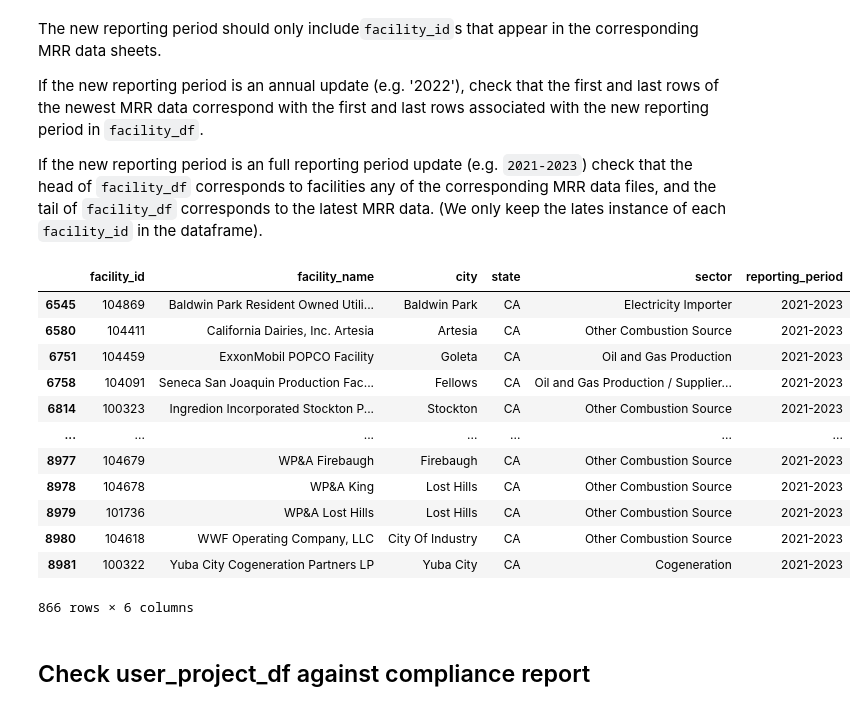
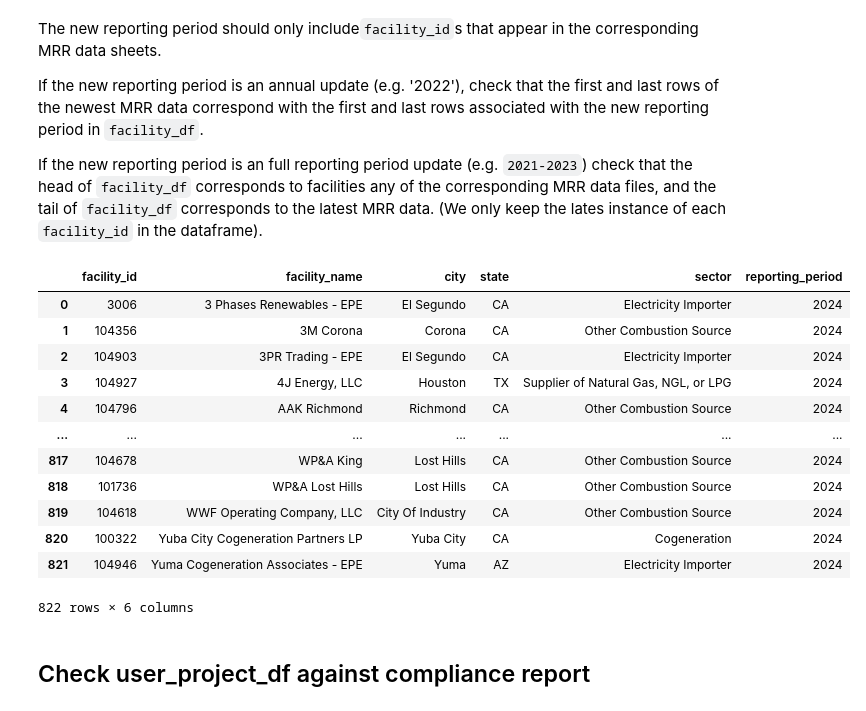
Before and after one commit to carbonplan/compliance-users, a Jupyter notebook: scripts/sandbox.ipynb, the cells around one changed output. Saved outputs shown, nothing was run; the diff lists cells and outputs as text; code cells hidden in the pictures.

```diff
--- a/scripts/sandbox.ipynb
+++ b/scripts/sandbox.ipynb
@@ -7,26 +7,28 @@ import users_and_projects
 import pandas as pd
 # %%
 # Define years over which compliance data will be considered and where to find it
-# FOR UPDATES: add reporting and mrr data years
+# FOR UPDATES: add reporting and mrr data and file years
 
-reporting_periods = ["2013-2014", "2015-2017", "2018-2020", "2021-2023"]
-#reporting_periods = ["2013-2014", "2015-2017", "2018-2020", "2021", "2022"]
-mrr_data_years = [
-    "2013",
-    "2014",
-    "2015",
-    "2016",
-    "2017",
-    "2018",
-    "2019",
-    "2020",
-    "2021",
-    "2022",
-    "2023",
-]
+
+reporting_periods = ["2013-2014", "2015-2017", "2018-2020", "2021-2023", "2024"]
+mrr_data_years = ["2024"]
+mrr_file_year = {
+    "2013": "2019-11-04",
+    "2014": "2019-11-04",
+    "2015": "2019-11-04",
+    "2016": "2020-11-04",
+    "2017": "2020-11-04",
+    "2018": "2020-11-04",
+    "2019": "2020-11-04",
+    "2020": "2021-11-04",
+    "2021": "2022-11-04",
+    "2022": "2023-11-06",
+    "2023": "2024-11-15",
+    "2024": "2025-11-04"
+}
 
 # FOR UPDATES: change to latest issuance table file name
-issuance_table_path = "../data/nc-arboc_issuance_2024-12-10.xlsx"
+issuance_table_path = "../data/issuance-tables/nc-arboc_issuance_2025-12-15.xlsx"
 compliance_report_path = "../data/compliance-reports/"
 mrr_data_path = "../data/mrr-data/"
 # %% [markdown]
@@ -60,21 +64,21 @@ If the new reporting period is an annual update (e.g. '2022'), check that the fi
 
 If the new reporting period is an full reporting period update (e.g. `2021-2023`) check that the head of `facility_df` corresponds to facilities any of the corresponding MRR data files, and the tail of `facility_df` corresponds to the latest MRR data. (We only keep the lates instance of each `facility_id` in the dataframe).
 # %%
-facility_df[facility_df["reporting_period"]=="2021-2023"]
+facility_df[facility_df["reporting_period"]=="2024"]
 # %% [output]
 |  | facility_id | facility_name | city | state | sector | reporting_period |
-| 6545 | 104869 | Baldwin Park Resident Owned Utili... | Baldwin Park | CA | Electricity Importer | 2021-2023 |
-| 6580 | 104411 | California Dairies, Inc. Artesia | Artesia | CA | Other Combustion Source | 2021-2023 |
-| 6751 | 104459 | ExxonMobil POPCO Facility | Goleta | CA | Oil and Gas Production | 2021-2023 |
-| 6758 | 104091 | Seneca San Joaquin Production Fac... | Fellows | CA | Oil and Gas Production / Supplier... | 2021-2023 |
-| 6814 | 100323 | Ingredion Incorporated Stockton P... | Stockton | CA | Other Combustion Source | 2021-2023 |
+| 0 | 3006 | 3 Phases Renewables - EPE | El Segundo | CA | Electricity Importer | 2024 |
+| 1 | 104356 | 3M Corona | Corona | CA | Other Combustion Source | 2024 |
+| 2 | 104903 | 3PR Trading - EPE | El Segundo | CA | Electricity Importer | 2024 |
+| 3 | 104927 | 4J Energy, LLC | Houston | TX | Supplier of Natural Gas, NGL, or LPG | 2024 |
+| 4 | 104796 | AAK Richmond | Richmond | CA | Other Combustion Source | 2024 |
 | ... | ... | ... | ... | ... | ... | ... |
-| 8977 | 104679 | WP&A Firebaugh | Firebaugh | CA | Other Combustion Source | 2021-2023 |
-| 8978 | 104678 | WP&A King | Lost Hills | CA | Other Combustion Source | 2021-2023 |
-| 8979 | 101736 | WP&A Lost Hills | Lost Hills | CA | Other Combustion Source | 2021-2023 |
-| 8980 | 104618 | WWF Operating Company, LLC | City Of Industry | CA | Other Combustion Source | 2021-2023 |
-| 8981 | 100322 | Yuba City Cogeneration Partners LP | Yuba City | CA | Cogeneration | 2021-2023 |
+| 817 | 104678 | WP&A King | Lost Hills | CA | Other Combustion Source | 2024 |
+| 818 | 101736 | WP&A Lost Hills | Lost Hills | CA | Other Combustion Source | 2024 |
+| 819 | 104618 | WWF Operating Company, LLC | City Of Industry | CA | Other Combustion Source | 2024 |
+| 820 | 100322 | Yuba City Cogeneration Partners LP | Yuba City | CA | Cogeneration | 2024 |
+| 821 | 104946 | Yuma Cogeneration Associates - EPE | Yuma | AZ | Electricity Importer | 2024 |
-866 rows × 6 columns
+822 rows × 6 columns
 # %% [markdown]
 ## Check user_project_df against compliance report
 # %%
```
Also changed, not shown: parts of 19 cells of this notebook, 15 other files.
